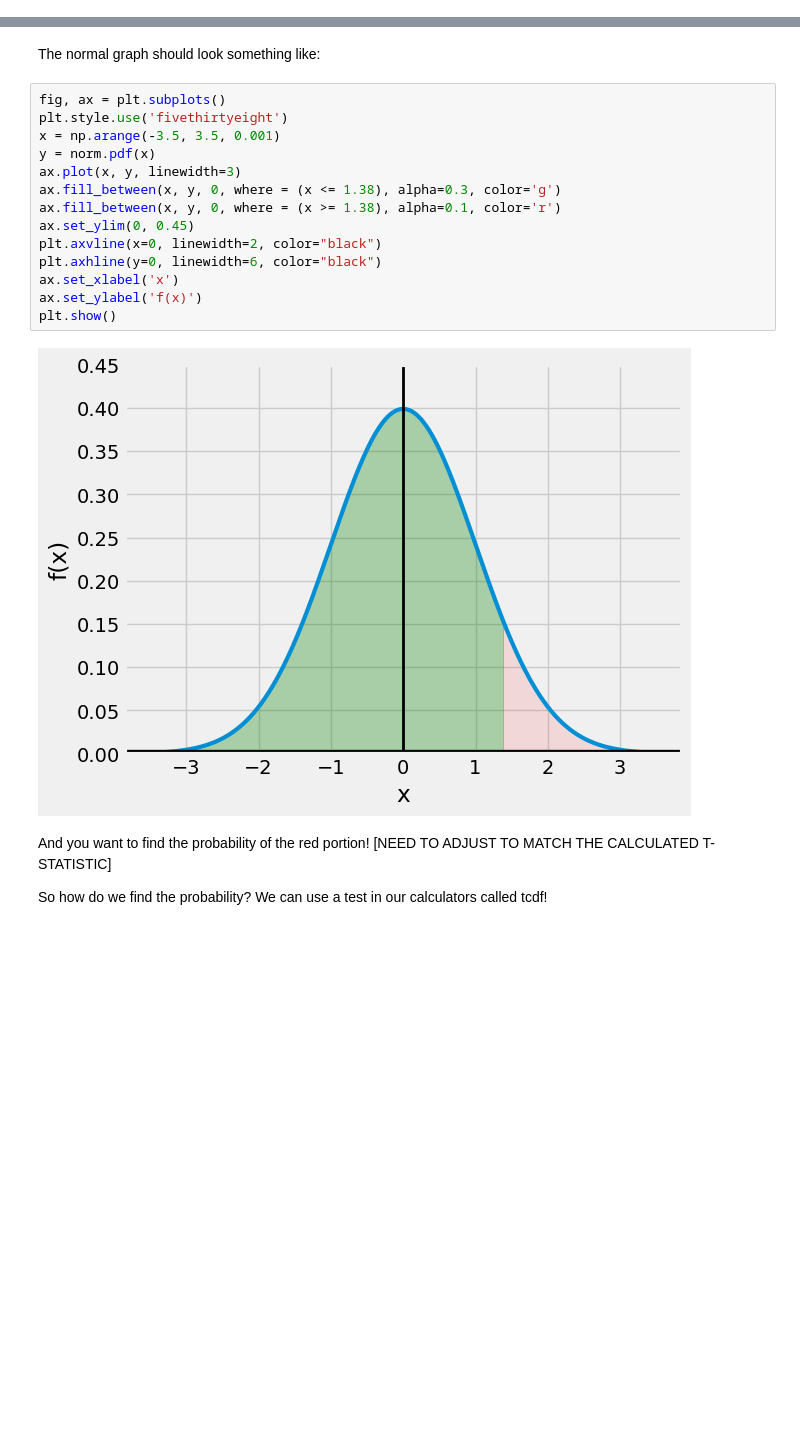
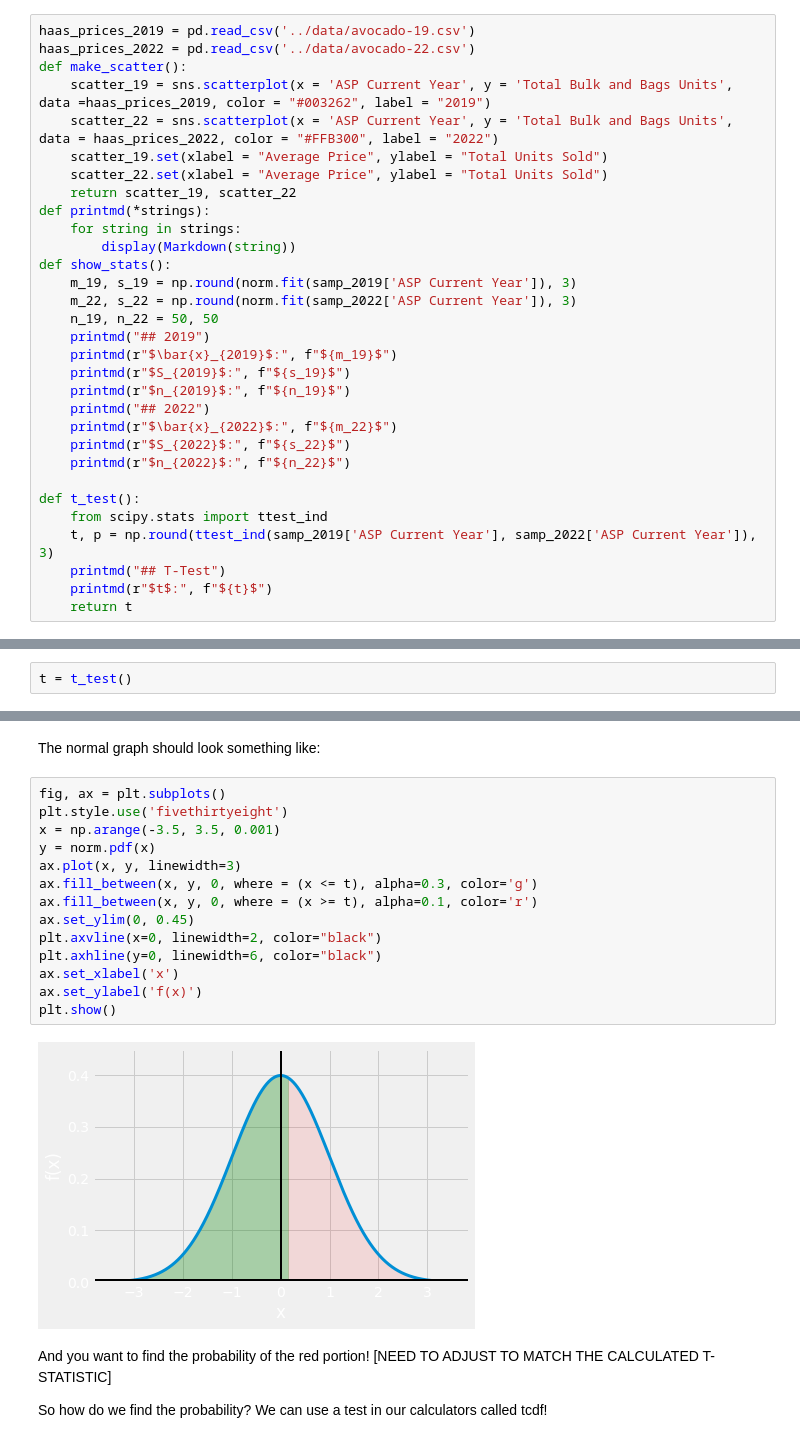
Before and after one commit to ds-modules/CalTeach-FA22, a Jupyter notebook: avocado/avocado_analysis.ipynb, the cells around one changed output, grey strips where cells are left out. Drawn from its saved outputs; the diff is of its cells as text; blank space fills up the shorter version.

```diff
--- a/avocado/avocado_analysis.ipynb
+++ b/avocado/avocado_analysis.ipynb
@@ -37,4 +38,35 @@ import matplotlib.pyplot as plt
 %matplotlib inline
+# %%
+haas_prices_2019 = pd.read_csv('../data/avocado-19.csv')
+haas_prices_2022 = pd.read_csv('../data/avocado-22.csv')
+def make_scatter():
+    scatter_19 = sns.scatterplot(x = 'ASP Current Year', y = 'Total Bulk and Bags Units', data =haas_prices_2019, color = "#003262", label = "2019")
+    scatter_22 = sns.scatterplot(x = 'ASP Current Year', y = 'Total Bulk and Bags Units', data = haas_prices_2022, color = "#FFB300", label = "2022")
+    scatter_19.set(xlabel = "Average Price", ylabel = "Total Units Sold")
+    scatter_22.set(xlabel = "Average Price", ylabel = "Total Units Sold")
+    return scatter_19, scatter_22
+def printmd(*strings):
+    for string in strings:
+        display(Markdown(string))
+def show_stats():
+    m_19, s_19 = np.round(norm.fit(samp_2019['ASP Current Year']), 3)
+    m_22, s_22 = np.round(norm.fit(samp_2022['ASP Current Year']), 3)
+    n_19, n_22 = 50, 50
+    printmd("## 2019")
+    printmd(r"$\bar{x}_{2019}$:", f"${m_19}$")
+    printmd(r"$S_{2019}$:", f"${s_19}$")
+    printmd(r"$n_{2019}$:", f"${n_19}$")
+    printmd("## 2022")
+    printmd(r"$\bar{x}_{2022}$:", f"${m_22}$")
+    printmd(r"$S_{2022}$:", f"${s_22}$")
+    printmd(r"$n_{2022}$:", f"${n_22}$")
+
+def t_test():
+    from scipy.stats import ttest_ind
+    t, p = np.round(ttest_ind(samp_2019['ASP Current Year'], samp_2022['ASP Current Year']), 3)
+    printmd("## T-Test")
+    printmd(r"$t$:", f"${t}$")
+    return t
 # %% [markdown]
 # 1. Introduction <a id='0'></a>
 
@@ -217,0 +252,2 @@ $t$ = [CALCULATED ANSWER]
+# %%
+t = t_test()
@@ -271,19 +311,19 @@ The normal graph should look something like:
 # %%
 fig, ax = plt.subplots()
 plt.style.use('fivethirtyeight')
 x = np.arange(-3.5, 3.5, 0.001)
 y = norm.pdf(x)
 ax.plot(x, y, linewidth=3)
-ax.fill_between(x, y, 0, where = (x <= 1.38), alpha=0.3, color='g')
-ax.fill_between(x, y, 0, where = (x >= 1.38), alpha=0.1, color='r')
+ax.fill_between(x, y, 0, where = (x <= t), alpha=0.3, color='g')
+ax.fill_between(x, y, 0, where = (x >= t), alpha=0.1, color='r')
 ax.set_ylim(0, 0.45)
 plt.axvline(x=0, linewidth=2, color="black")
 plt.axhline(y=0, linewidth=6, color="black")
 ax.set_xlabel('x')
 ax.set_ylabel('f(x)')
 plt.show()
 # %% [output]
-[figure, old version]
+[figure, new version]
 # %% [markdown]
 And you want to find the probability of the red portion! [NEED TO ADJUST TO MATCH THE CALCULATED T-STATISTIC]
 
```
Also changed, not shown: parts of 16 cells of this notebook.
